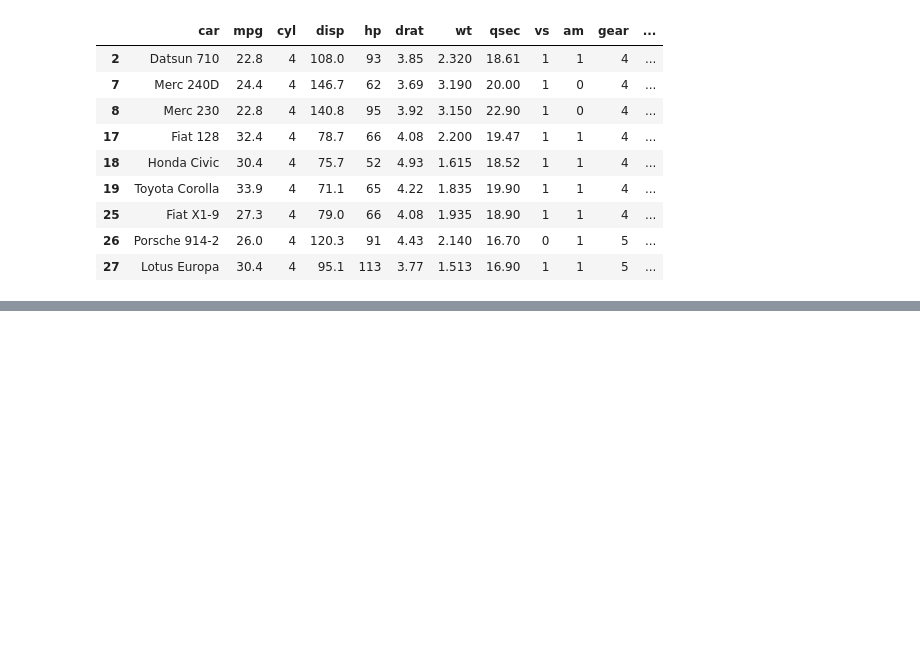
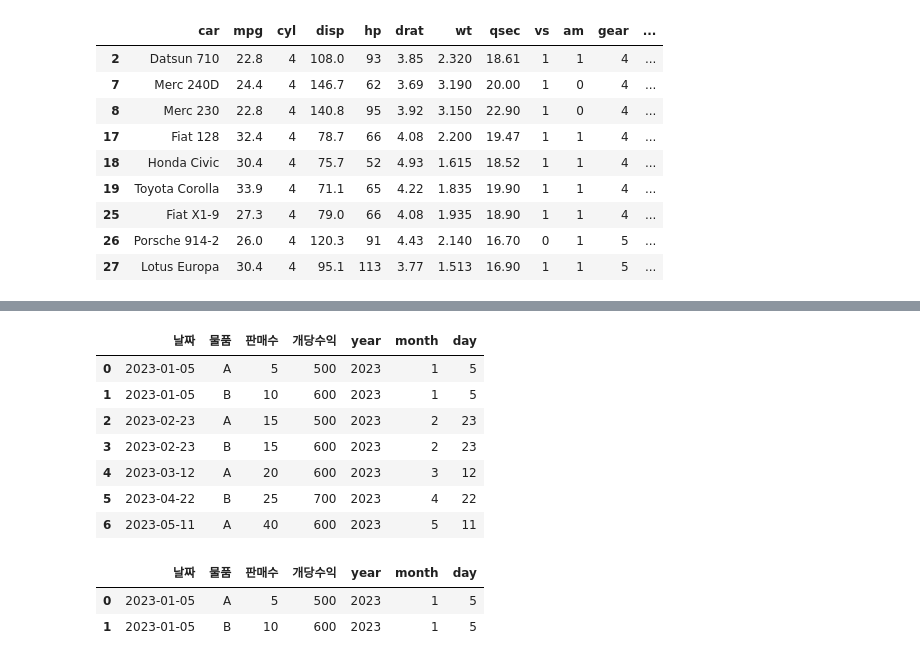
Before and after one commit to hyunsookim0813/my-quarto-website, a Jupyter notebook: BigData_Analysis/실기_파이썬기초.ipynb, the cells around one changed output, grey strips where cells are left out. Cells and saved outputs as stored; diff of their text form; code cells hidden in the pictures; blank space fills up the shorter version.

```diff
--- a/BigData_Analysis/실기_파이썬기초.ipynb
+++ b/BigData_Analysis/실기_파이썬기초.ipynb
@@ -718,0 +848,9 @@ print(df1.shape)
+# %%
+# 데이터 만들기
+df = pd.DataFrame({
+    '날짜' : ['20230105','20230105','20230223','20230223',
+            '20230312','20230422','20230511'],
+    '물품' : ['A','B','A','B','A','B','A'],
+    '판매수' : [5,10,15,15,20,25,40],
+    '개당수익' : [500,600,500,600,600,700,600] })
+df
@@ -718,0 +880,4 @@ print(df1.shape)
+# %%
+# 데이터 타입 datetime으로 변경
+df['날짜'] = pd.to_datetime(df['날짜'])
+df.info()
@@ -718,0 +896,22 @@ print(df1.shape)
+# %%
+# 년, 월, 일 변수(열) 추가하기
+df['year'] = df['날짜'].dt.year
+df['month'] = df['날짜'].dt.month
+df['day'] = df['날짜'].dt.day
+df
+# %% [output]
+|  | 날짜 | 물품 | 판매수 | 개당수익 | year | month | day |
+| 0 | 2023-01-05 | A | 5 | 500 | 2023 | 1 | 5 |
+| 1 | 2023-01-05 | B | 10 | 600 | 2023 | 1 | 5 |
+| 2 | 2023-02-23 | A | 15 | 500 | 2023 | 2 | 23 |
+| 3 | 2023-02-23 | B | 15 | 600 | 2023 | 2 | 23 |
+| 4 | 2023-03-12 | A | 20 | 600 | 2023 | 3 | 12 |
+| 5 | 2023-04-22 | B | 25 | 700 | 2023 | 4 | 22 |
+| 6 | 2023-05-11 | A | 40 | 600 | 2023 | 5 | 11 |
+# %%
+# 날짜 구간 필터링
+df[df['날짜'].between('2023-01-01', '2023-01-31')] # 1월 31일은 미포함
+# %% [output]
+|  | 날짜 | 물품 | 판매수 | 개당수익 | year | month | day |
+| 0 | 2023-01-05 | A | 5 | 500 | 2023 | 1 | 5 |
+| 1 | 2023-01-05 | B | 10 | 600 | 2023 | 1 | 5 |
```
Also changed, not shown: parts of 115 cells of this notebook, 3 other files.
